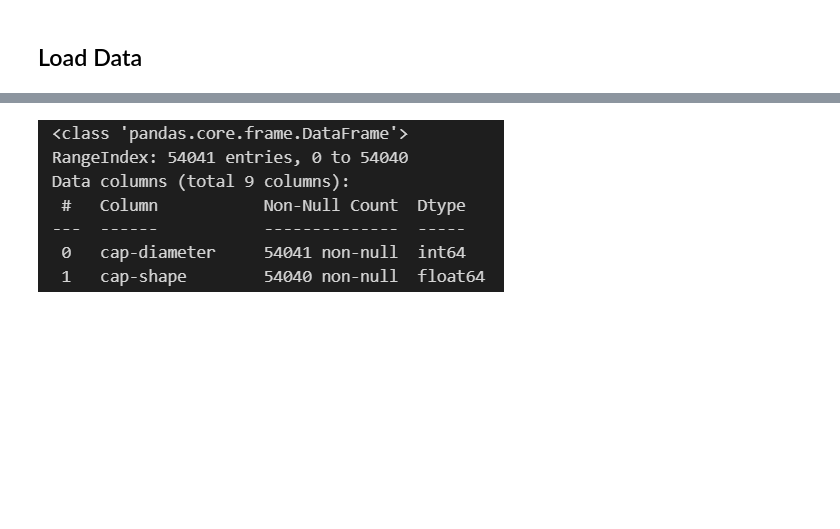
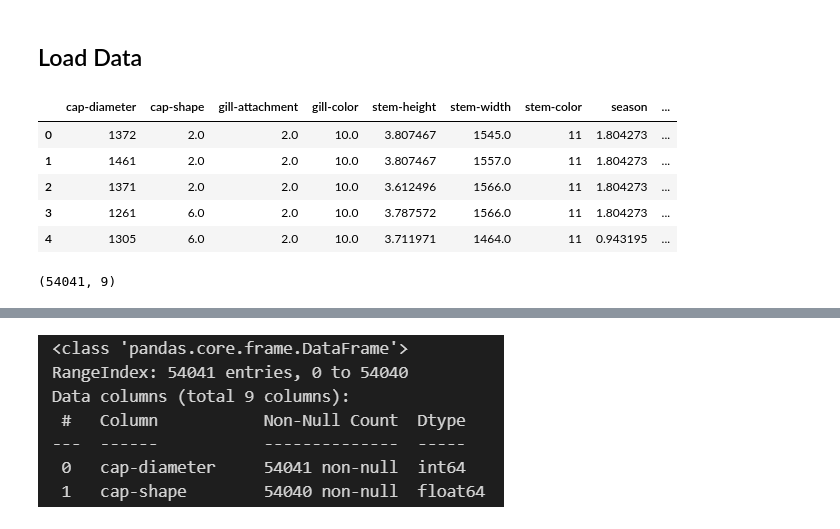
Before and after one commit to dkang131/ASDOS-OSP, a Jupyter notebook: W14/mushroom_workbook.ipynb, the cells around one changed output, grey strips where cells are left out. Cells and saved outputs as stored; diff of their text form; code cells hidden in the pictures; blank space fills up the shorter version.

```diff
--- a/W14/mushroom_workbook.ipynb
+++ b/W14/mushroom_workbook.ipynb
@@ -41,11 +59,21 @@ palette_features = ['#E68753', '#409996']
 ## Load Data
 # %%
 # Import data yang telah diberikan
-data = # YOUR CODE HERE
+data = pd.read_csv('mushroom_cleaned.csv')
+data.head()
+# %% [output]
+|  | cap-diameter | cap-shape | gill-attachment | gill-color | stem-height | stem-width | stem-color | season | ... |
+| 0 | 1372 | 2.0 | 2.0 | 10.0 | 3.807467 | 1545.0 | 11 | 1.804273 | ... |
+| 1 | 1461 | 2.0 | 2.0 | 10.0 | 3.807467 | 1557.0 | 11 | 1.804273 | ... |
+| 2 | 1371 | 2.0 | 2.0 | 10.0 | 3.612496 | 1566.0 | 11 | 1.804273 | ... |
+| 3 | 1261 | 6.0 | 2.0 | 10.0 | 3.787572 | 1566.0 | 11 | 1.804273 | ... |
+| 4 | 1305 | 6.0 | 2.0 | 10.0 | 3.711971 | 1464.0 | 11 | 0.943195 | ... |
 # %%
 # Print dimensi dari data
 
-# YOUR CODE HERE
+data.shape
+# %% [output]
+(54041, 9)
 # %%
 # Print ringkasan dari data yang memuat nama kolom, dan tipe data seperti pada gambar dibawah
 
```
Also changed, not shown: parts of 11 cells of this notebook.
